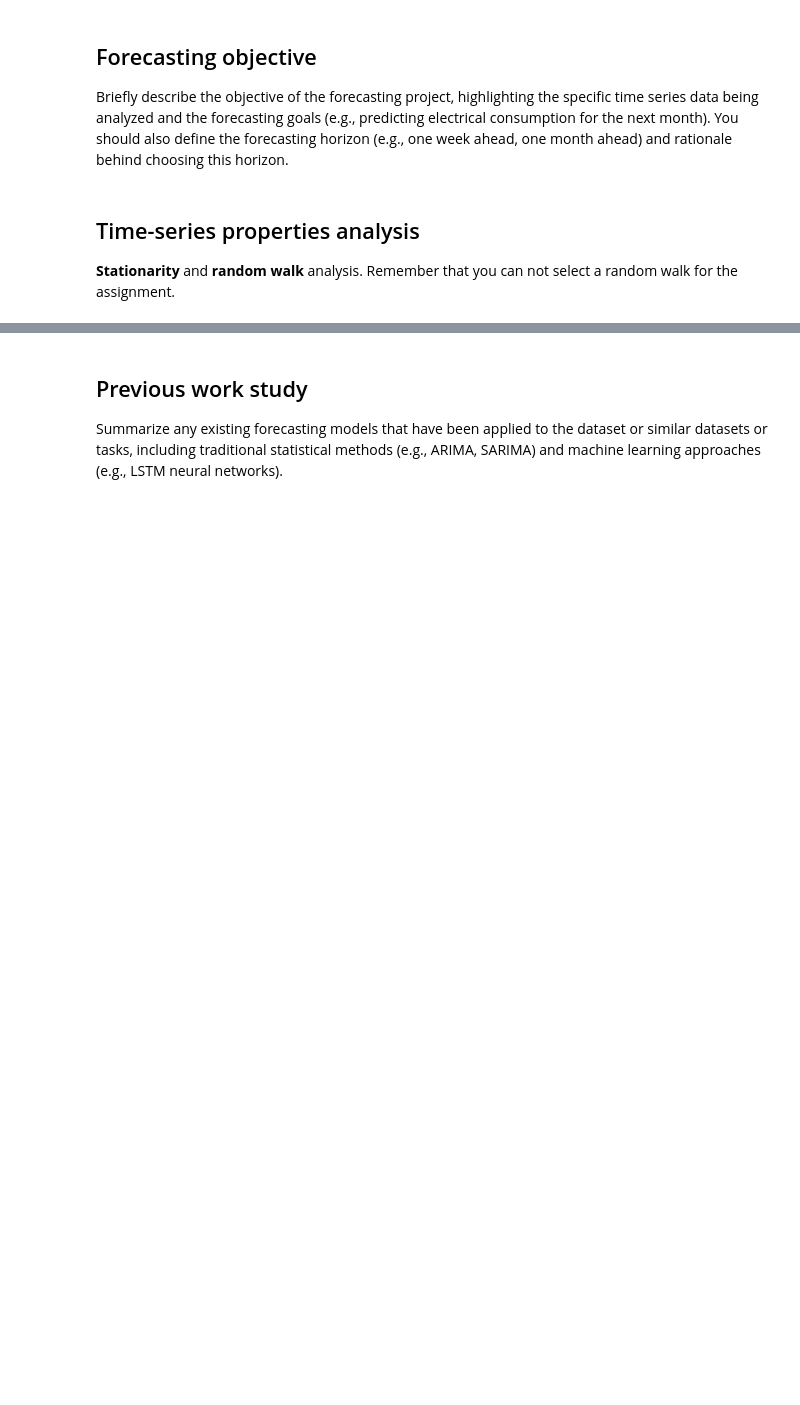
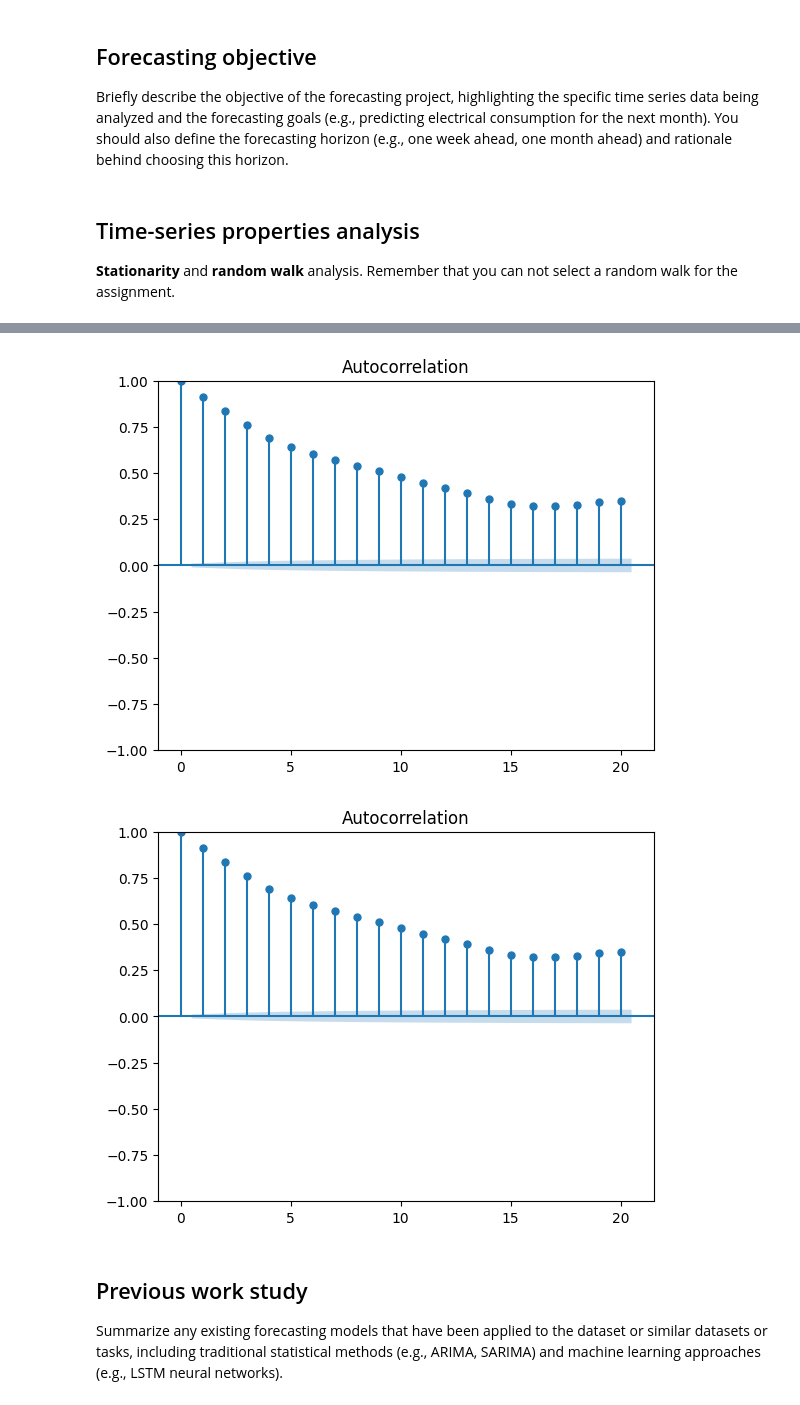
Before and after one commit to DiegoLopezAroca/Multiclass-Corporate-Credit-Rating, a Jupyter notebook: D2.1 - Project_Proposal.ipynb, the cells around one changed output, grey strips where cells are left out. Drawn from its saved outputs; the diff is of its cells as text; code cells hidden in the pictures; blank space fills up the shorter version.

```diff
--- a/D2.1 - Project_Proposal.ipynb
+++ b/D2.1 - Project_Proposal.ipynb
@@ -47,3 +135,10 @@ walk for the assignment.
+# %%
+# Plus plotting
+from statsmodels.graphics.tsaplots import plot_acf
+plot_acf(df['Usage_kWh'], lags=20) # Apply to the time series column
+# %% [output]
+[figure, added]
+[figure, added]
 # %% [markdown]
 ## Previous work study
 Summarize any existing forecasting models that have been applied to the dataset or
```
Also changed, not shown: parts of 12 cells of this notebook.
